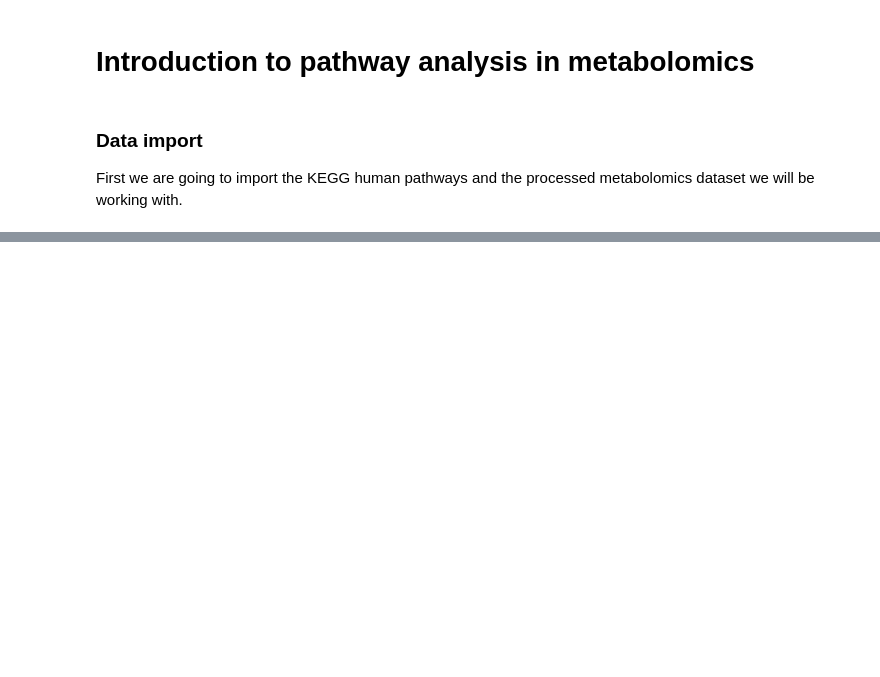
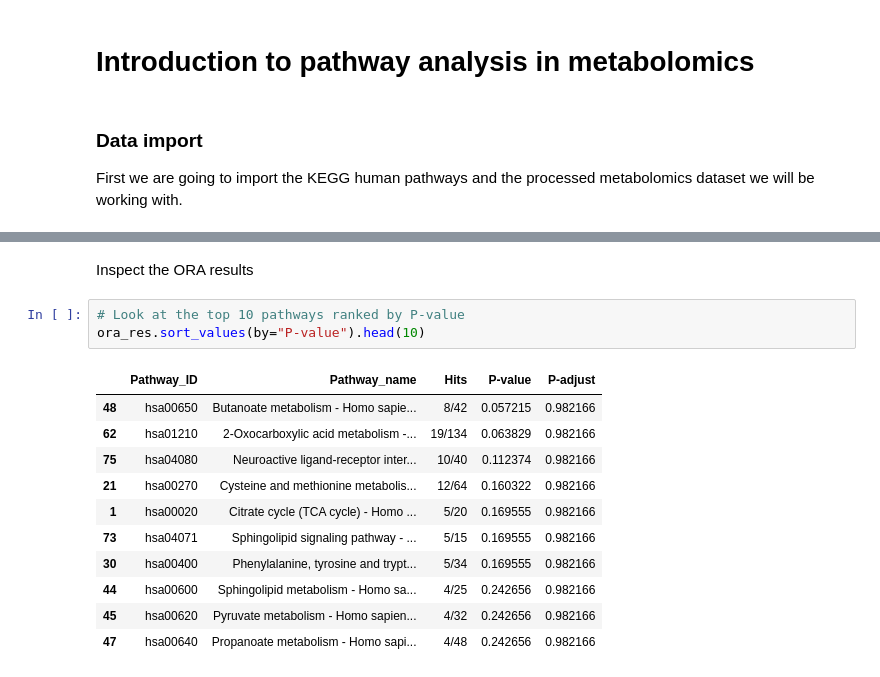
Before and after one commit to cwieder/met-pathway-tutorial, a Jupyter notebook: Intro_to_data_analysis_pathway_tutorial.ipynb, the cells around one changed output, grey strips where cells are left out. Drawn from its saved outputs; the diff is of its cells as text; blank space fills up the shorter version.

```diff
--- a/Intro_to_data_analysis_pathway_tutorial.ipynb
+++ b/Intro_to_data_analysis_pathway_tutorial.ipynb
@@ -21,0 +154,17 @@ Diagram
+# %% [markdown]
+Inspect the ORA results
+# %%
+# Look at the top 10 pathways ranked by P-value
+ora_res.sort_values(by="P-value").head(10)
+# %% [output]
+|  | Pathway_ID | Pathway_name | Hits | P-value | P-adjust |
+| 48 | hsa00650 | Butanoate metabolism - Homo sapie... | 8/42 | 0.057215 | 0.982166 |
+| 62 | hsa01210 | 2-Oxocarboxylic acid metabolism -... | 19/134 | 0.063829 | 0.982166 |
+| 75 | hsa04080 | Neuroactive ligand-receptor inter... | 10/40 | 0.112374 | 0.982166 |
+| 21 | hsa00270 | Cysteine and methionine metabolis... | 12/64 | 0.160322 | 0.982166 |
+| 1 | hsa00020 | Citrate cycle (TCA cycle) - Homo ... | 5/20 | 0.169555 | 0.982166 |
+| 73 | hsa04071 | Sphingolipid signaling pathway - ... | 5/15 | 0.169555 | 0.982166 |
+| 30 | hsa00400 | Phenylalanine, tyrosine and trypt... | 5/34 | 0.169555 | 0.982166 |
+| 44 | hsa00600 | Sphingolipid metabolism - Homo sa... | 4/25 | 0.242656 | 0.982166 |
+| 45 | hsa00620 | Pyruvate metabolism - Homo sapien... | 4/32 | 0.242656 | 0.982166 |
+| 47 | hsa00640 | Propanoate metabolism - Homo sapi... | 4/48 | 0.242656 | 0.982166 |
```
Also changed, not shown: parts of 19 cells of this notebook.
